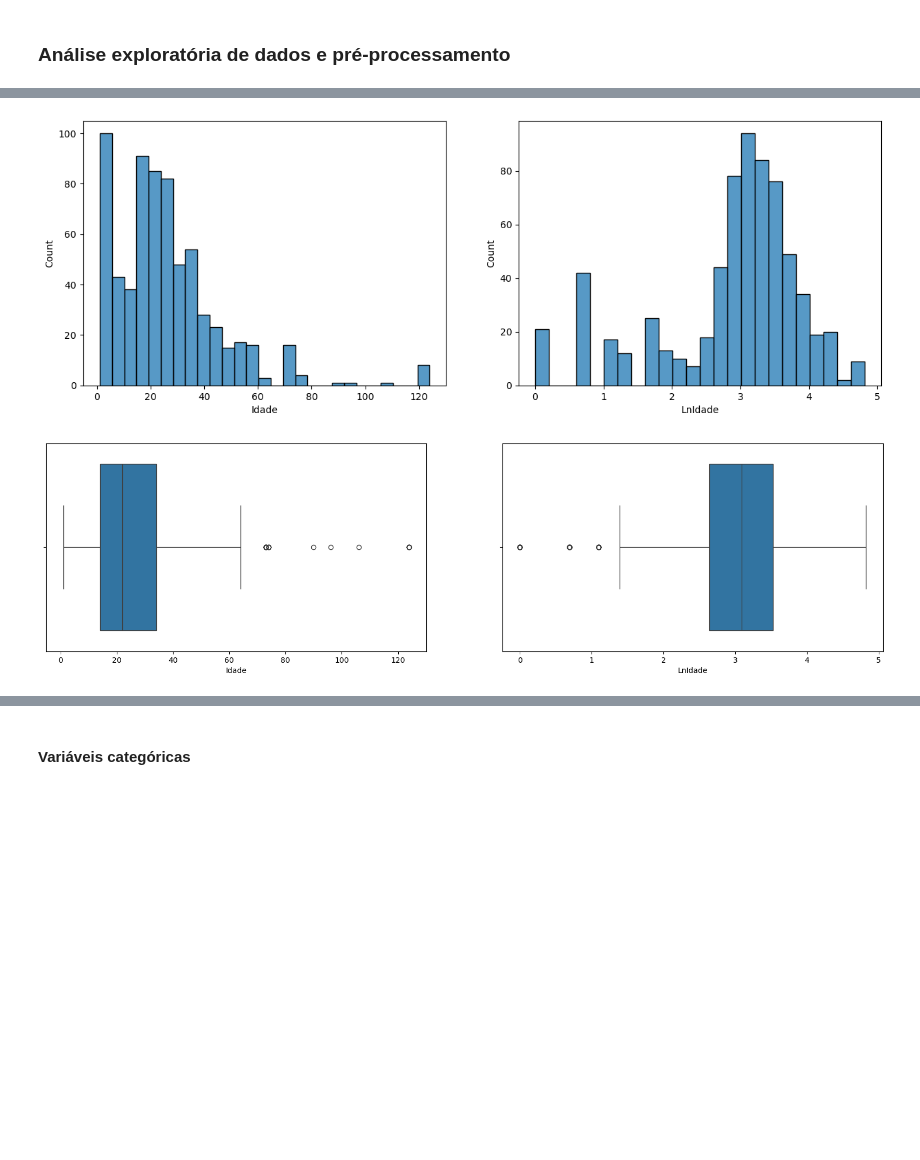
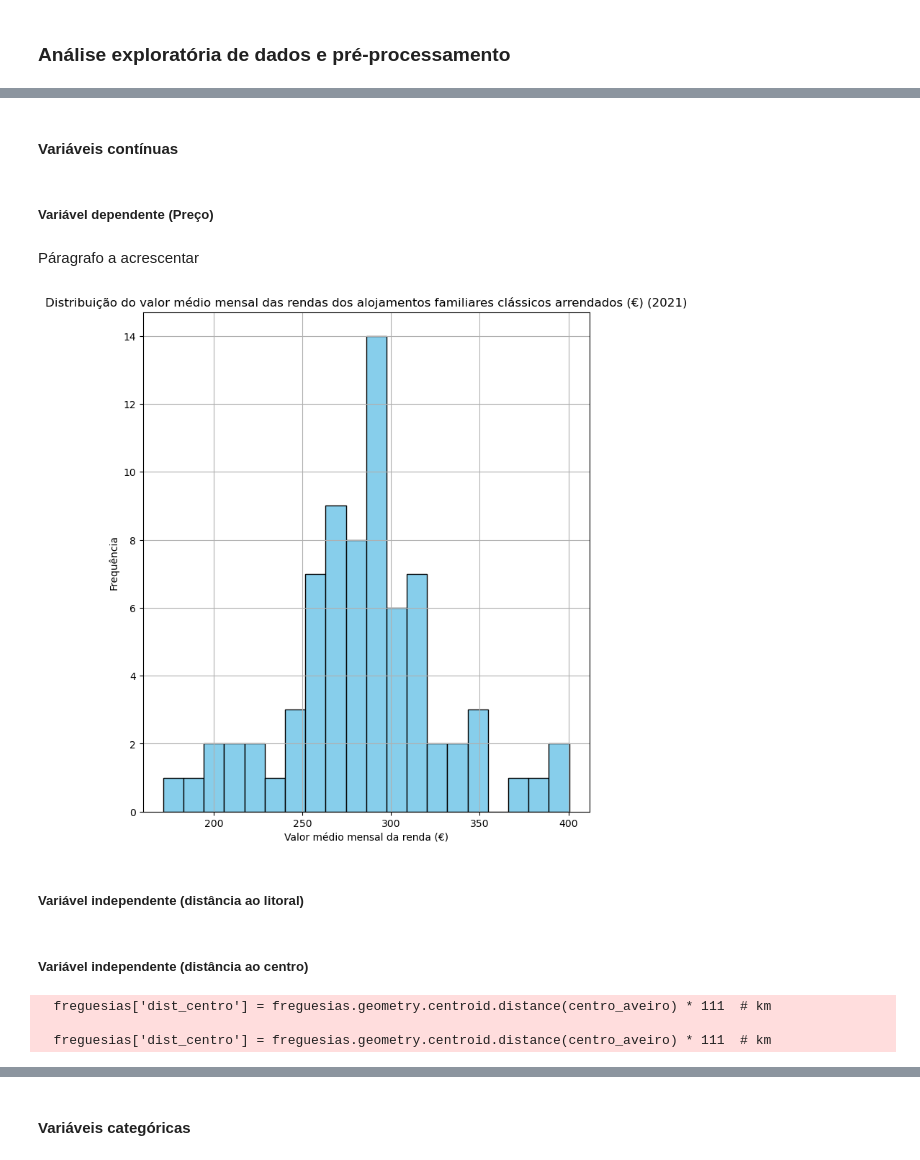
Before and after one commit to wpegorin/projETE2425, a Jupyter notebook: notebooks/HW02_Ana_Filipa_Willian.ipynb, the cells around one changed output, grey strips where cells are left out. Drawn from its saved outputs; the diff is of its cells as text; code cells hidden in the pictures; blank space fills up the shorter version.

```diff
--- a/notebooks/HW02_Ana_Filipa_Willian.ipynb
+++ b/notebooks/HW02_Ana_Filipa_Willian.ipynb
@@ -1038,14 +640,25 @@ np.False_
-# %%
-fig, ax =plt.subplots(1,2, figsize=(15, 5))
-sns.histplot(data=gdf_HousingMarket_AvrIlh, x="Idade", ax=ax[0])
-sns.histplot(data=gdf_HousingMarket_AvrIlh, x="LnIdade", ax=ax[1])
-fig.show()
-# %% [output]
-[figure, removed]
-# %%
-fig, ax =plt.subplots(1,2, figsize=(20, 5))
-sns.boxplot(x=gdf_HousingMarket_AvrIlh["Idade"], ax=ax[0])
-sns.boxplot(x=gdf_HousingMarket_AvrIlh["LnIdade"], ax=ax[1])
-fig.show()
-# %% [output]
-[figure, removed]
+# %% [markdown]
+#### Variáveis contínuas
+# %% [markdown]
+##### Variável dependente (Preço)
+# %% [markdown]
+Páragrafo a acrescentar
+# %%
+valores_renda = shape_REG_Aveiro_rendaHab['ValMed_RendaMen']
+
+# Criar o histograma
+fig, ax = plt.subplots(1, figsize=(8, 9))
+ax.hist(valores_renda, bins=20, color='skyblue', edgecolor='black')
+
+# Ajustes adicionais no gráfico
+ax.set_title('Distribuição do valor médio mensal das rendas dos alojamentos familiares clássicos arrendados (€) (2021)')
+ax.set_xlabel('Valor médio mensal da renda (€)')
+ax.set_ylabel('Frequência')
+plt.grid(True)
+
+# Exibir o histograma
+plt.show()
+# %% [output]
+[figure, added]
+# %% [markdown]
+##### Variável independente (distância ao litoral)
@@ -1051,0 +687,17 @@ fig.show()
+# %% [markdown]
+##### Variável independente (distância ao centro)
+# %%
+from shapely.geometry import Point
+
+# Coordenadas do centro de Aveiro (ex.: Praça da República)
+centro_aveiro = Point(-8.6538, 40.6412)  # (long, lat)
+
+# Calcular distância ao centro
+freguesias['dist_centro'] = freguesias.geometry.centroid.distance(centro_aveiro) * 111  # km
+
+# Classificar como "próximo" se distância <= 10 km
+freguesias['proximo_centro'] = (freguesias['dist_centro'] <= 10).astype(int)
+# %% [output]
+  freguesias['dist_centro'] = freguesias.geometry.centroid.distance(centro_aveiro) * 111  # km
+
+  freguesias['dist_centro'] = freguesias.geometry.centroid.distance(centro_aveiro) * 111  # km
```
Also changed, not shown: parts of 193 cells of this notebook.
